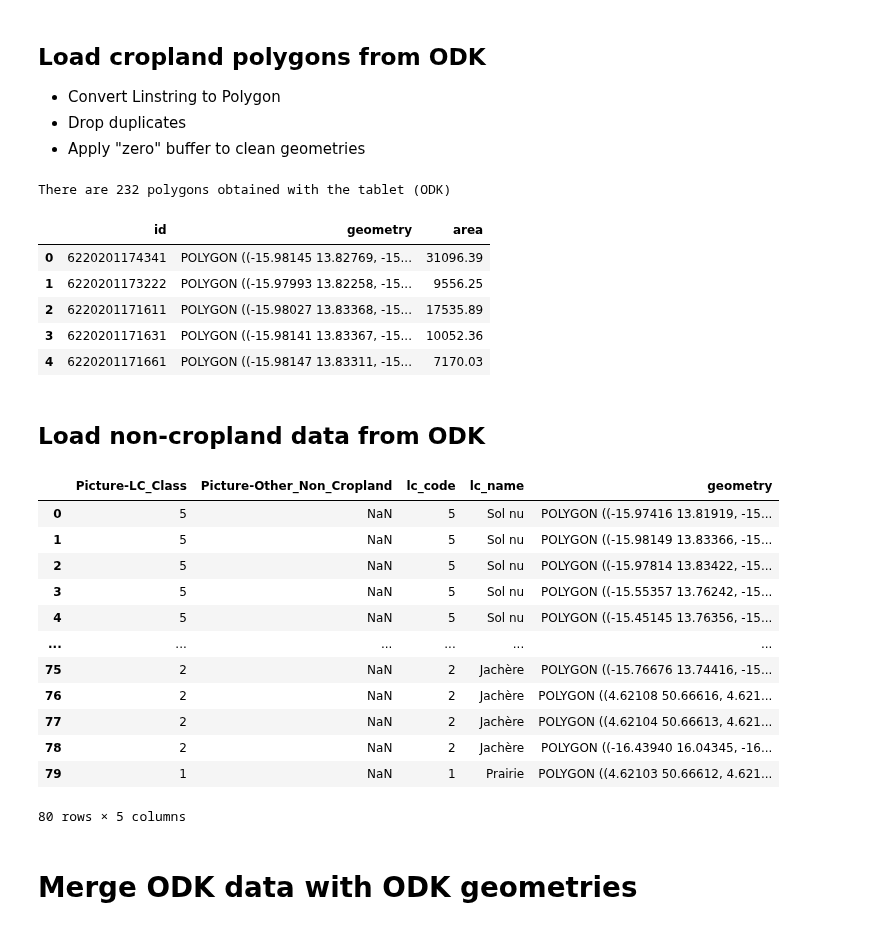
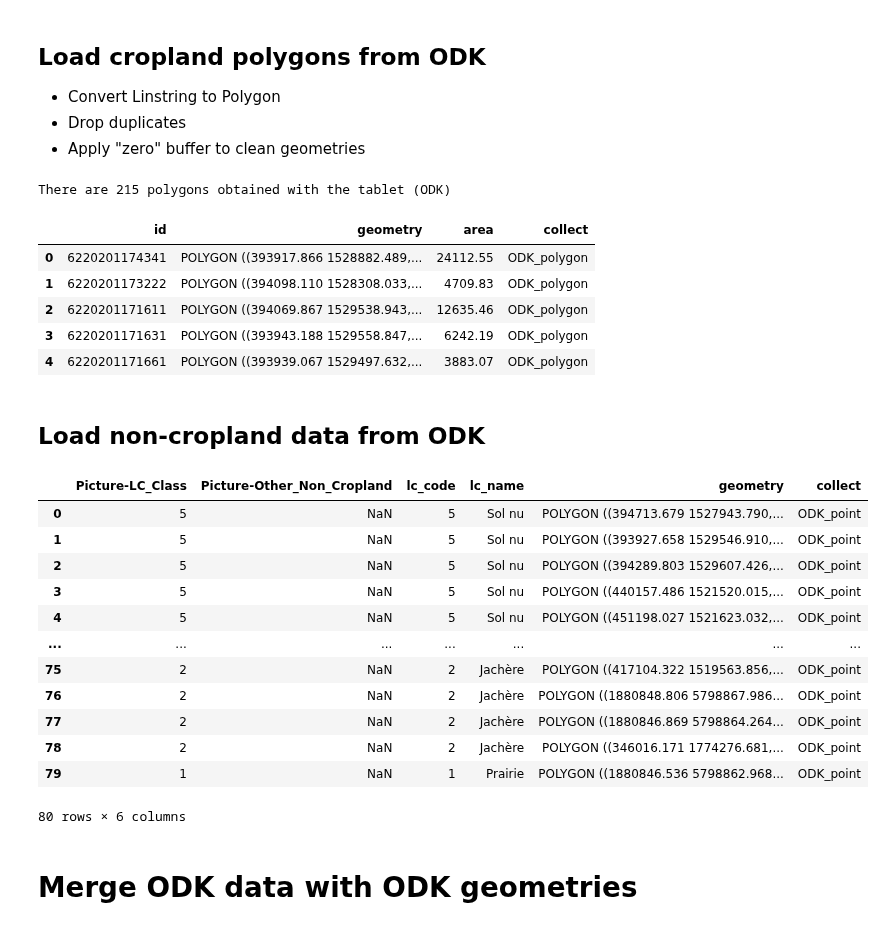
Before and after one commit to nicolasdeffense/eo-toolbox, a Jupyter notebook: notebooks_working/EOStat/clean_in_situ_senegal.ipynb, the cells around one changed output. Saved outputs shown, nothing was run; the diff lists cells and outputs as text; code cells hidden in the pictures.

```diff
--- a/notebooks_working/EOStat/clean_in_situ_senegal.ipynb
+++ b/notebooks_working/EOStat/clean_in_situ_senegal.ipynb
@@ -193,68 +216,68 @@ odk_gdf['id'] = odk_gdf['id-Commune'].astype(str) + odk_gdf['id-Distric'].astype
 
 #odk_gdf = odk_gdf[['id','Informations_champ-Melange','Informations_champ-Culture','Informations_champ-Surface','geometry']]
 
-odk_gdf['geometry'] = odk_gdf.buffer(0)
-
+odk_gdf = odk_gdf.to_crs(epsg=32628)
 
 odk_gdf = odk_gdf[['id','geometry']]
 
-odk_gdf = odk_gdf.to_crs(epsg=32628)
+odk_gdf = odk_gdf.drop_duplicates(subset=['id'])
+
+
+odk_gdf['geometry'] = odk_gdf.buffer(buf_size)
 
 odk_gdf['area'] = odk_gdf['geometry'].area.round(2)
 
-odk_gdf = odk_gdf.to_crs(epsg=4326)
+odk_gdf = odk_gdf.loc[odk_gdf['area'] >= min_area]
 
-odk_gdf = odk_gdf.drop_duplicates(subset=['id'])
+
+odk_gdf['collect'] = 'ODK_polygon'
 
 
 print(f'There are {len(odk_gdf)} polygons obtained with the tablet (ODK)')
 
 odk_gdf.head()
 # %% [output]
-There are 232 polygons obtained with the tablet (ODK)
+There are 215 polygons obtained with the tablet (ODK)
-|  | id | geometry | area |
-| 0 | 6220201174341 | POLYGON ((-15.98145 13.82769, -15... | 31096.39 |
-| 1 | 6220201173222 | POLYGON ((-15.97993 13.82258, -15... | 9556.25 |
-| 2 | 6220201171611 | POLYGON ((-15.98027 13.83368, -15... | 17535.89 |
-| 3 | 6220201171631 | POLYGON ((-15.98141 13.83367, -15... | 10052.36 |
-| 4 | 6220201171661 | POLYGON ((-15.98147 13.83311, -15... | 7170.03 |
+|  | id | geometry | area | collect |
+| 0 | 6220201174341 | POLYGON ((393917.866 1528882.489,... | 24112.55 | ODK_polygon |
+| 1 | 6220201173222 | POLYGON ((394098.110 1528308.033,... | 4709.83 | ODK_polygon |
+| 2 | 6220201171611 | POLYGON ((394069.867 1529538.943,... | 12635.46 | ODK_polygon |
+| 3 | 6220201171631 | POLYGON ((393943.188 1529558.847,... | 6242.19 | ODK_polygon |
+| 4 | 6220201171661 | POLYGON ((393939.067 1529497.632,... | 3883.07 | ODK_polygon |
 # %% [markdown]
 ## Load non-cropland data from ODK
 # %%
 odk_non_crop_df = pd.read_csv(odk_non_crop_csv)
 
 odk_non_crop_df = odk_non_crop_df[['Picture-LC_Class','Picture-Other_Non_Cropland','start-geopoint-Latitude','start-geopoint-Longitude']]
 
 odk_non_crop_df = odk_non_crop_df.rename(columns={"start-geopoint-Longitude": "longitude", "start-geopoint-Latitude": "latitude"})
 
 odk_non_crop_df = odk_non_crop_df.merge(lut_non_crop_df, left_on='Picture-LC_Class', right_on='lc_code')
 
-odk_non_crop_gdf = gpd.GeoDataFrame(odk_non_crop_df, geometry=gpd.points_from_xy(odk_non_crop_df.longitude, odk_non_crop_df.latitude, crs="EPSG:4326"))
+odk_non_crop_gdf = gpd.GeoDataFrame(odk_non_crop_df, geometry=gpd.points_from_xy(odk_non_crop_df.longitude, odk_non_crop_df.latitude, crs="EPSG:4326")).to_crs(epsg=32628)
 
 odk_non_crop_gdf = odk_non_crop_gdf.drop(columns=['longitude', 'latitude'])
 
-odk_non_crop_gdf = odk_non_crop_gdf.to_crs(epsg=32628)
-
 odk_non_crop_gdf['geometry'] = odk_non_crop_gdf.buffer(10, resolution=24)
 
-odk_non_crop_gdf = odk_non_crop_gdf.to_crs(epsg=4326)
-
+odk_non_crop_gdf['collect'] = 'ODK_point'
 
 odk_non_crop_gdf
 # %% [output]
-|  | Picture-LC_Class | Picture-Other_Non_Cropland | lc_code | lc_name | geometry |
-| 0 | 5 | NaN | 5 | Sol nu | POLYGON ((-15.97416 13.81919, -15... |
-| 1 | 5 | NaN | 5 | Sol nu | POLYGON ((-15.98149 13.83366, -15... |
-| 2 | 5 | NaN | 5 | Sol nu | POLYGON ((-15.97814 13.83422, -15... |
-| 3 | 5 | NaN | 5 | Sol nu | POLYGON ((-15.55357 13.76242, -15... |
-| 4 | 5 | NaN | 5 | Sol nu | POLYGON ((-15.45145 13.76356, -15... |
-| ... | ... | ... | ... | ... | ... |
-| 75 | 2 | NaN | 2 | Jachère | POLYGON ((-15.76676 13.74416, -15... |
-| 76 | 2 | NaN | 2 | Jachère | POLYGON ((4.62108 50.66616, 4.621... |
-| 77 | 2 | NaN | 2 | Jachère | POLYGON ((4.62104 50.66613, 4.621... |
-| 78 | 2 | NaN | 2 | Jachère | POLYGON ((-16.43940 16.04345, -16... |
-| 79 | 1 | NaN | 1 | Prairie | POLYGON ((4.62103 50.66612, 4.621... |
+|  | Picture-LC_Class | Picture-Other_Non_Cropland | lc_code | lc_name | geometry | collect |
+| 0 | 5 | NaN | 5 | Sol nu | POLYGON ((394713.679 1527943.790,... | ODK_point |
+| 1 | 5 | NaN | 5 | Sol nu | POLYGON ((393927.658 1529546.910,... | ODK_point |
+| 2 | 5 | NaN | 5 | Sol nu | POLYGON ((394289.803 1529607.426,... | ODK_point |
+| 3 | 5 | NaN | 5 | Sol nu | POLYGON ((440157.486 1521520.015,... | ODK_point |
+| 4 | 5 | NaN | 5 | Sol nu | POLYGON ((451198.027 1521623.032,... | ODK_point |
+| ... | ... | ... | ... | ... | ... | ... |
+| 75 | 2 | NaN | 2 | Jachère | POLYGON ((417104.322 1519563.856,... | ODK_point |
+| 76 | 2 | NaN | 2 | Jachère | POLYGON ((1880848.806 5798867.986... | ODK_point |
+| 77 | 2 | NaN | 2 | Jachère | POLYGON ((1880846.869 5798864.264... | ODK_point |
+| 78 | 2 | NaN | 2 | Jachère | POLYGON ((346016.171 1774276.681,... | ODK_point |
+| 79 | 1 | NaN | 1 | Prairie | POLYGON ((1880846.536 5798862.968... | ODK_point |
-80 rows × 5 columns
+80 rows × 6 columns
 # %% [markdown]
 # Merge ODK data with ODK geometries
 # %%
```
Also changed, not shown: parts of 14 cells of this notebook, 1 other file.
